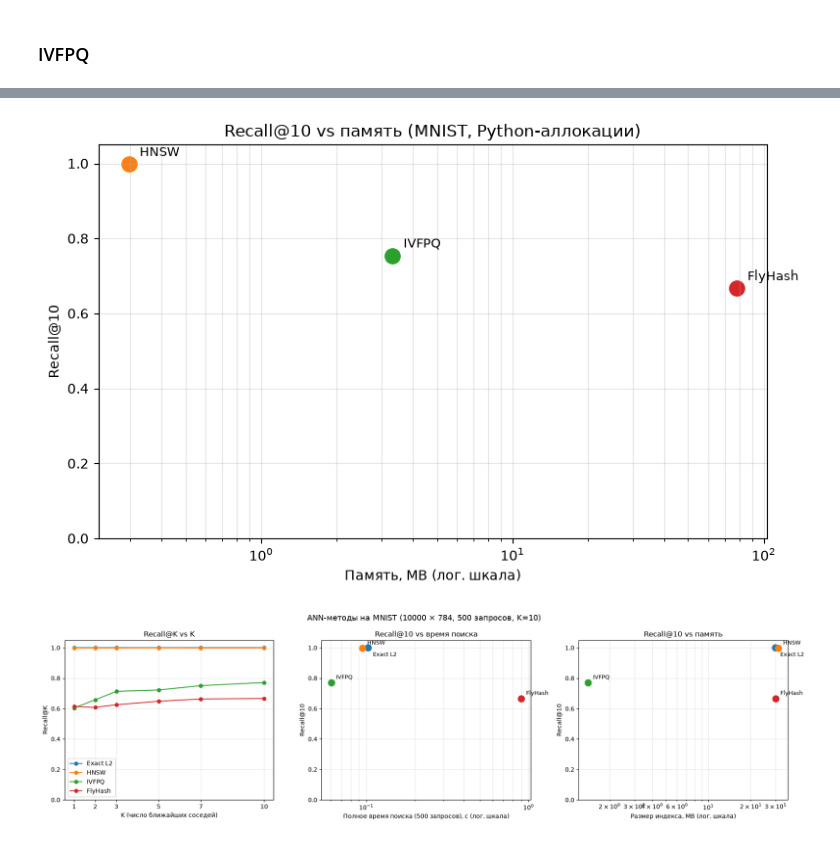
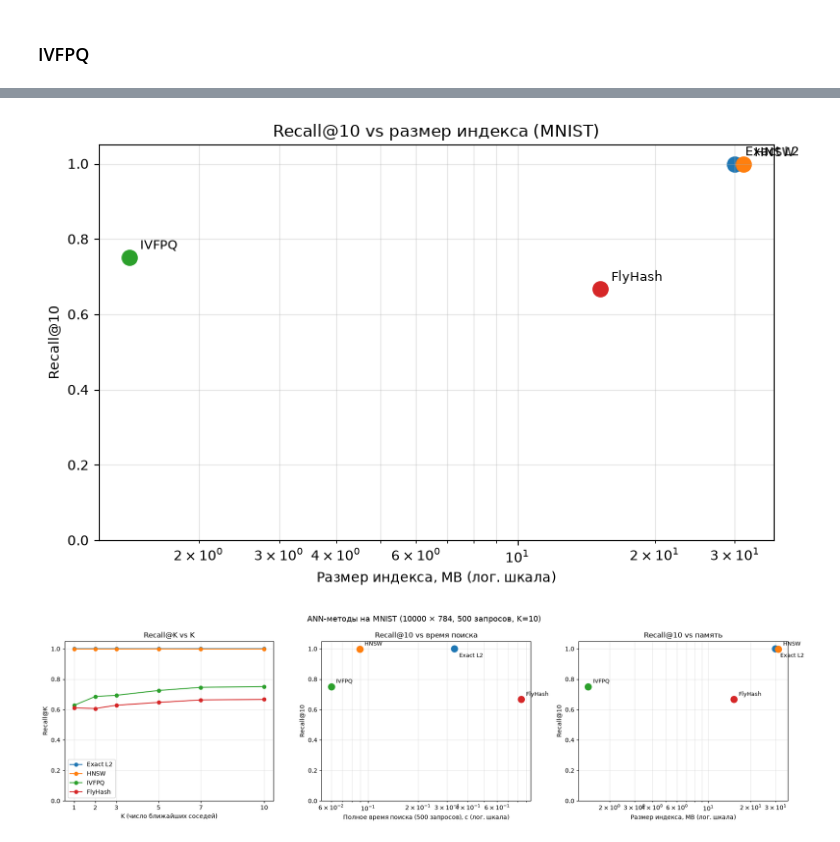
Before and after one commit to DenixSaw/Data-analysis, a Jupyter notebook: lab.ipynb, the cells around one changed output, grey strips where cells are left out. Drawn from its saved outputs; the diff is of its cells as text; code cells hidden in the pictures.

Commit message:
fix: time and memory measures

```diff
--- a/lab.ipynb
+++ b/lab.ipynb
@@ -154,7 +150,7 @@ payload = {
     "distances": distances,
     "K": K_NEIGHBORS,
     "execution_time": execution_time_test,
-    "peak_memory_bytes": peak_memory_brut_force,
+    "peak_memory_mb": peak_memory_brut_force,
     "n_train": X_train.shape[0],
     "n_test": X_test.shape[0],
 }
@@ -744,13 +494,11 @@ NameError: name 'time_hash_test_fly' is not defined
 # %%
 import pandas as pd
 
-# Числа взяты из финальных прогонов (одна схема: threads=1 для HNSW и IVFPQ)
+
 measured = {
-    #             build,   search,  index_mb, search_peak_mb
-    "Exact L2": (0.0846,  0.1026,  29.90,    35.66),
-    "HNSW":     (5.4422,  0.0948,  31.33,    0.02),
-    "IVFPQ":    (7.0369 + 0.4739, 0.0607, 1.41, 0.03),   # train + add
-    "FlyHash":  (2.3033,  0.9019,  29.95,    71.75),
+    #  name: (build, search, index_mb, rss_build_mb, search_peak_mb)
+    name: (r["build_time"], r["search_time"], r["index_mb"], r["build_memory_mb"], r["memory_mb"])
+    for name, r in results.items()
 }
 
 indices = {
@@ -762,7 +510,7 @@ indices = {
 
 n_test = len(X_test)
 rows = []
-for name, (build, search, idx_mb, peak_mb) in measured.items():
+for name, (build, search, idx_mb, rss_mb, peak_mb) in measured.items():
     rows.append({
         "Алгоритм": name,
         "Recall@1":  calculate_recall_at_k(exact_indices, indices[name], 1),
@@ -770,14 +518,16 @@ for name, (build, search, idx_mb, peak_mb) in measured.items():
         "Recall@10": calculate_recall_at_k(exact_indices, indices[name], 10),
         "Время обучения, с": build,
         "Время поиска, с":   search,
+        "мс/запрос":         search / n_test * 1e3,
         "QPS":               n_test / search,
         "Индекс, MB":        idx_mb,
+        "ΔRSS обучения, MB": rss_mb,
         "Пик поиска, MB":    peak_mb,
     })
 
 df = pd.DataFrame(rows).set_index("Алгоритм")
 print(df.round({"Recall@1": 4, "Recall@5": 4, "Recall@10": 4,
-                "Время обучения, с": 4, "Время поиска, с": 4,
-                "QPS": 0, "Индекс, MB": 2, "Пик поиска, MB": 2}).to_string())
+                "Время обучения, с": 4, "Время поиска, с": 4, "мс/запрос": 3,
+                "QPS": 0, "Индекс, MB": 2, "ΔRSS обучения, MB": 2, "Пик поиска, MB": 2}).to_string())
 df.to_csv("results_table.csv")
 # %% [output]
@@ -828,32 +577,29 @@ plt.show()
 # %%
 plt.figure(figsize=(8, 5))
 for name, r in results.items():
     r10 = calculate_recall_at_k(exact_indices, r["indices"], 10)
-    plt.scatter(r["memory_mb"], r10, s=120, label=name)
-    plt.annotate(name, (r["memory_mb"], r10),
+    plt.scatter(r["index_mb"], r10, s=120, label=name)
+    plt.annotate(name, (r["index_mb"], r10),
                  textcoords="offset points", xytext=(8, 6), fontsize=9)
 
-plt.xlabel("Память, MB (лог. шкала)")
+plt.xlabel("Размер индекса, MB (лог. шкала)")
 plt.ylabel("Recall@10")
-plt.title("Recall@10 vs память (MNIST, Python-аллокации)")
+plt.title("Recall@10 vs размер индекса (MNIST)")
 plt.xscale("log")
 plt.ylim(0, 1.05)
 plt.grid(True, alpha=0.3, which="both")
 plt.tight_layout()
 plt.show()
 # %% [output]
-[figure, old version]
+[figure, new version]
 # %%
 import numpy as np
 import matplotlib.pyplot as plt
 
-# ---------- Данные (финальные прогоны, threads=1 для HNSW и IVFPQ) ----------
-#            build, search, index_mb, search_peak_mb
+
 measured = {
-    "Exact L2": (0.0846,           0.1026, 29.90, 35.66),
-    "HNSW":     (5.4422,           0.0948, 31.33, 0.02),
-    "IVFPQ":    (7.0369 + 0.4739,  0.0607, 1.41,  0.03),
-    "FlyHash":  (2.3033,           0.9019, 29.95, 71.75),
+    name: (r["build_time"], r["search_time"], r["index_mb"], r["memory_mb"])
+    for name, r in results.items()
 }
 indices = {
     "Exact L2": exact_indices,
@@ -879,7 +625,7 @@ def annotate(ax, x, y, name):
 
 fig, axes = plt.subplots(1, 3, figsize=(18, 5))
 
-# ---------- 1. Recall@K vs K ----------
+
 ax = axes[0]
 for n in names:
     rec = [calculate_recall_at_k(exact_indices, indices[n], k) for k in ks]
@@ -892,10 +638,10 @@ ax.set_ylim(0, 1.05)
 ax.grid(True, alpha=0.3)
 ax.legend()
 
-# ---------- 2. Recall@10 vs полное время поиска ----------
+
 ax = axes[1]
 for n in names:
-    annotate(ax, measured[n][1], r10[n], n)                  # секунды на весь тестовый набор
+    annotate(ax, measured[n][1], r10[n], n)
 ax.set_xscale("log")
 ax.set_xlabel(f"Полное время поиска ({n_test} запросов), с (лог. шкала)")
 ax.set_ylabel("Recall@10")
@@ -903,10 +649,10 @@ ax.set_title("Recall@10 vs время поиска")
 ax.set_ylim(0, 1.05)
 ax.grid(True, alpha=0.3, which="both")
 
-# ---------- 3. Recall@10 vs размер индекса ----------
+
 ax = axes[2]
 for n in names:
-    annotate(ax, measured[n][2], r10[n], n)
+    annotate(ax, max(measured[n][2], 1e-2), r10[n], n)
 ax.set_xscale("log")
 ax.set_xlabel("Размер индекса, MB (лог. шкала)")
 ax.set_ylabel("Recall@10")
@@ -919,4 +665,4 @@ fig.tight_layout()
 fig.savefig("benchmark_plots.png", dpi=150, bbox_inches="tight")
 plt.show()
 # %% [output]
-[figure, old version]
+[figure, new version]
```
Also changed, not shown: parts of 16 cells of this notebook, 5 other files.
